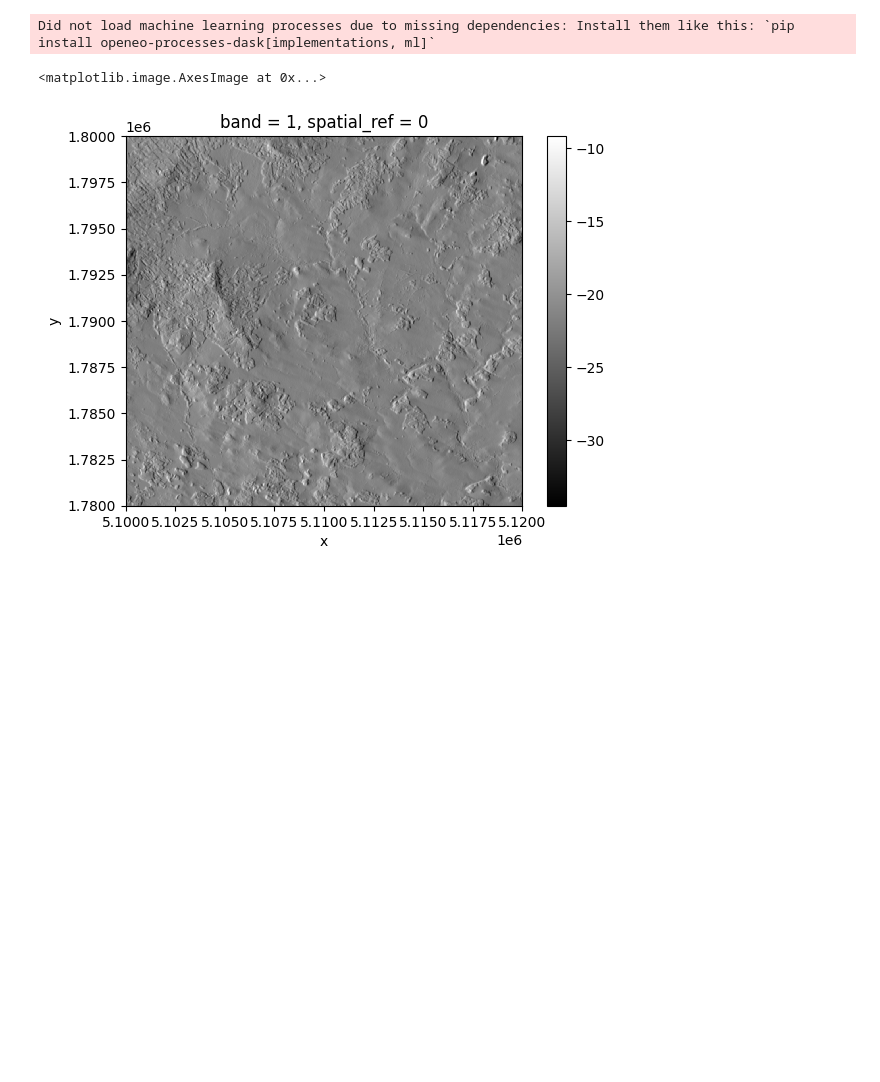
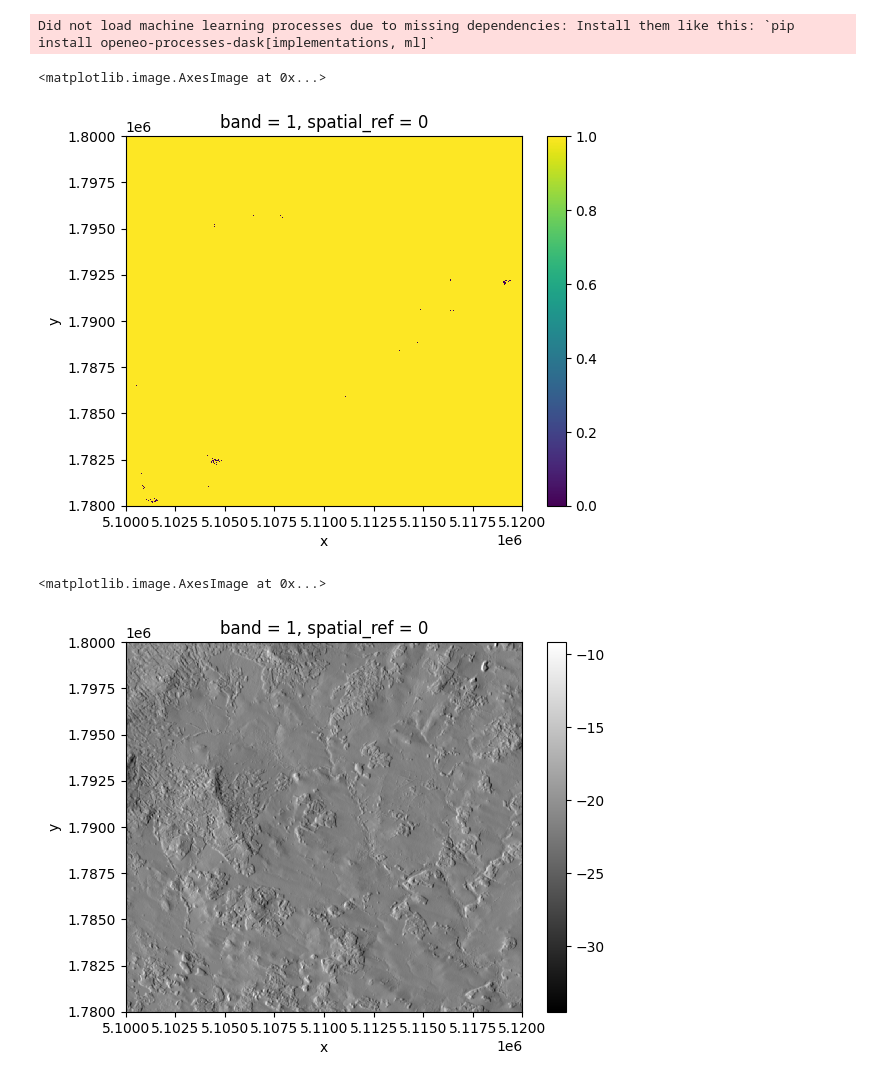
Before and after one commit to interTwin-eu/openeo-flood-mapper-local, a Jupyter notebook: notebooks/1_yeoda_dc.ipynb, the cells around one changed output. Saved outputs shown, nothing was run; the diff lists cells and outputs as text; code cells hidden in the pictures; blank space fills up the shorter version.

Commit message:
F!! plot flood mask ROI

```diff
--- a/notebooks/1_yeoda_dc.ipynb
+++ b/notebooks/1_yeoda_dc.ipynb
@@ -7,15 +7,17 @@ import numpy as np
 from eotransform_pandas.filesystem.gather import gather_files
 from eotransform_pandas.filesystem.naming.geopathfinder_conventions import yeoda_naming_convention
 from openeo.local import LocalConnection
-from openeo.processes import array_element, add, multiply, sin, cos, mask, exp
+from openeo.processes import ProcessBuilder, array_element, add, multiply, sin, cos, mask, exp
 
-hparam_id = "openEO_local/tuw_s1_harpar/S1_CSAR_IWGRDH/SIG0-HPAR/V0M2R1/EQUI7_EU020M/E051N015T3/A044.nc"
-plia_id = "openEO_local/s1_parameters/S1_CSAR_IWGRDH/PLIA-TAG/V01R03/EQUI7_EU020M/E051N015T3/PLIA-TAG-MEAN_20200101T000000_20201231T235959__A044_E051N015T3_EU020M_V01R03_S1IWGRDH.nc"
-sig0_id = "openEO_local/s1_parameters/S1_CSAR_IWGRDH/SIG0/V1M1R1/EQUI7_EU020M/E051N015T3/SIG0_20180102T165837__VV_A044_E051N015T3_EU020M_V1M1R1_S1BIWGRDH_TUWIEN.nc"
+ROOT_DATA = ""
 
-HPARAM_ROOT = Path("openEO_local/tuw_s1_harpar/S1_CSAR_IWGRDH/SIG0-HPAR/V0M2R1/EQUI7_EU020M/E051N015T3")
-PLIA_ROOT = Path("openEO_local/s1_parameters/S1_CSAR_IWGRDH/PLIA-TAG/V01R03/EQUI7_EU020M/E051N015T3")
-SIG0_ROOT = Path("openEO_local/s1_parameters/S1_CSAR_IWGRDH/SIG0/V1M1R1/EQUI7_EU020M/E051N015T3")
+hparam_id = f"{ROOT_DATA}openEO_local/tuw_s1_harpar/S1_CSAR_IWGRDH/SIG0-HPAR/V0M2R1/EQUI7_EU020M/E051N015T3/A044.nc"
+plia_id = f"{ROOT_DATA}openEO_local/s1_parameters/S1_CSAR_IWGRDH/PLIA-TAG/V01R03/EQUI7_EU020M/E051N015T3/PLIA-TAG-MEAN_20200101T000000_20201231T235959__A044_E051N015T3_EU020M_V01R03_S1IWGRDH.nc"
+sig0_id = f"{ROOT_DATA}openEO_local/s1_parameters/S1_CSAR_IWGRDH/SIG0/V1M1R1/EQUI7_EU020M/E051N015T3/SIG0_20180102T165837__VV_A044_E051N015T3_EU020M_V1M1R1_S1BIWGRDH_TUWIEN.nc"
+
+HPARAM_ROOT = Path(f"{ROOT_DATA}/openEO_local/tuw_s1_harpar/S1_CSAR_IWGRDH/SIG0-HPAR/V0M2R1/EQUI7_EU020M/E051N015T3")
+PLIA_ROOT = Path(f"{ROOT_DATA}/openEO_local/s1_parameters/S1_CSAR_IWGRDH/PLIA-TAG/V01R03/EQUI7_EU020M/E051N015T3")
+SIG0_ROOT = Path(f"{ROOT_DATA}/openEO_local/s1_parameters/S1_CSAR_IWGRDH/SIG0/V1M1R1/EQUI7_EU020M/E051N015T3")
 # %% [output]
 Did not load machine learning processes due to missing dependencies: Install them like this: `pip install openeo-processes-dask[implementations, ml]`
 # %%
@@ -53,12 +55,15 @@ def water_backscatter(plia_dc):
     return (plia_dc * -0.394181 + -4.142015).reduce_bands('mean').add_dimension('bands', 'wbsc', 'bands')
 
 
-def bayesian_flood_decision(sig0, hm_bsc, std_bsc, water_bsc):
+def bayesian_flood_decision(x: ProcessBuilder) -> ProcessBuilder:
     nf_std = 2.754041
+    sig0 = x.array_element(index=0)
+    std = x.array_element(index=1)
+    wbsc = x.array_element(index=2)
+    hbsc = x.array_element(index=3)
 
-    # calculate posterior probability
-    f_prob = (1.0 / (std_bsc * np.sqrt(2 * np.pi))) * np.exp(((sig0 - water_bsc) / std_bsc) ** 2)
-    nf_prob = (1.0 / (nf_std * np.sqrt(2 * np.pi))) * np.exp(-0.5 * (((sig0 - hm_bsc) / nf_std) ** 2))
+    f_prob = (1.0 / (std * np.sqrt(2 * np.pi))) * np.exp((sig0 - wbsc) / (std ** 2))
+    nf_prob = (1.0 / (nf_std * np.sqrt(2 * np.pi))) * np.exp(-0.5 * (((sig0 - hbsc) / nf_std) ** 2))
     evidence = (nf_prob * 0.5) + (f_prob * 0.5)
     f_post_prob = (f_prob * 0.5) /  evidence
     nf_post_prob = (nf_prob * 0.5) /  evidence
@@ -73,3 +82,8 @@ sig0_dc = sig0_dc.reduce_bands('mean').add_dimension('bands', 'sig0', 'bands')
+# %%
+flood_map[:1000, :1000].plot.imshow()
+# %% [output]
+<matplotlib.image.AxesImage at 0x...>
+[figure, added]
 # %%
 water_bsc_dc.band(0).execute()[:1000, :1000].plot.imshow(cmap='gray')
 # %% [output]
```
Also changed, not shown: parts of 11 cells of this notebook.
